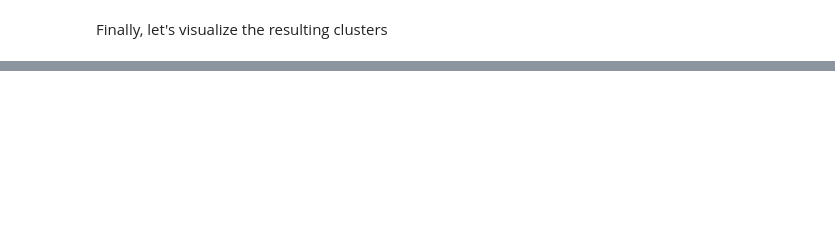
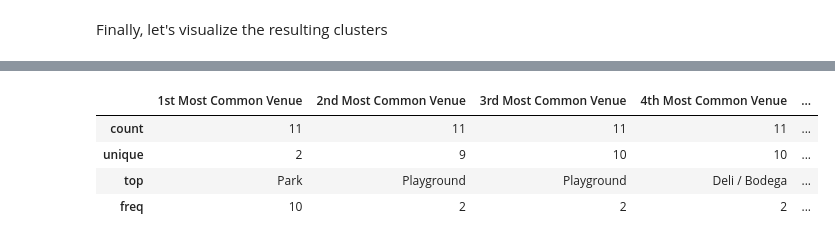
Before and after one commit to abdelrhmanwahdan/capstone-data-science, a Jupyter notebook: capstone.ipynb, the cells around one changed output, grey strips where cells are left out. Drawn from its saved outputs; the diff is of its cells as text; code cells hidden in the pictures; blank space fills up the shorter version.

```diff
--- a/capstone.ipynb
+++ b/capstone.ipynb
@@ -369,0 +386,10 @@ Toronto_merged["Cluster Labels"]= Toronto_merged["Cluster Labels"].astype(int)
+# %%
+toronto1 = Toronto_merged.loc[Toronto_merged['Cluster Labels'] == 1.0]
+toronto1 = toronto1.drop(['Postal code','Borough', 'Neighborhood', 'Latitude' ,'Longitude', 'Cluster Labels', '6th Most Common Venue' ,'7th Most Common Venue' ,'8th Most Common Venue', '9th Most Common Venue','10th Most Common Venue'], axis=1)
+toronto1.describe(include='all')
+# %% [output]
+|  | 1st Most Common Venue | 2nd Most Common Venue | 3rd Most Common Venue | 4th Most Common Venue | ... |
+| count | 11 | 11 | 11 | 11 | ... |
+| unique | 2 | 9 | 10 | 10 | ... |
+| top | Park | Playground | Playground | Deli / Bodega | ... |
+| freq | 10 | 2 | 2 | 2 | ... |
```
Also changed, not shown: parts of 18 cells of this notebook, 1 other file.
